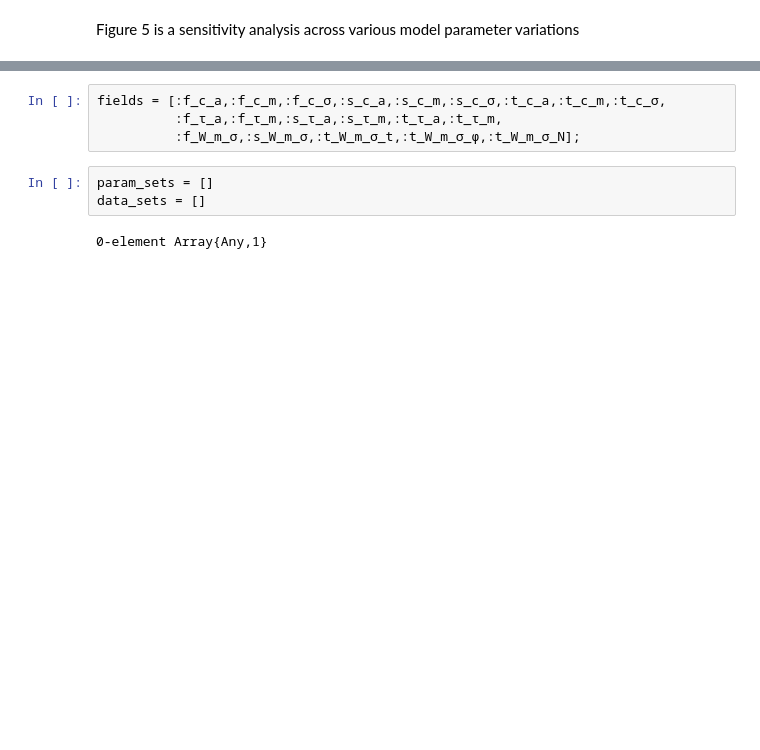
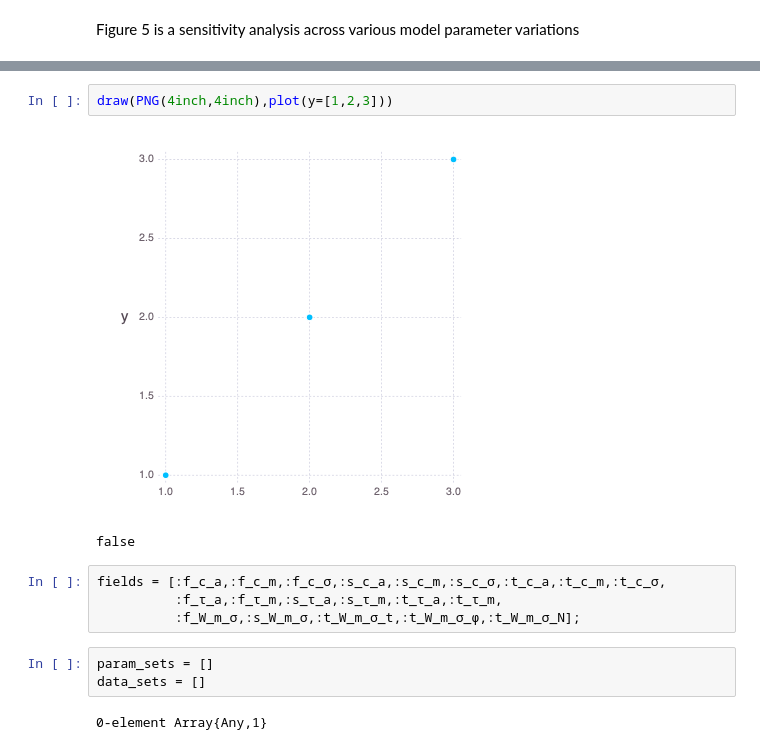
Before and after one commit to haberdashPI/bistable, a Jupyter notebook: notebooks/Figure 5.ipynb, the cells around one changed output, grey strips where cells are left out. Drawn from its saved outputs; the diff is of its cells as text; blank space fills up the shorter version.

Commit message:
Revised figure 5

```diff
--- a/notebooks/Figure 5.ipynb
+++ b/notebooks/Figure 5.ipynb
@@ -29,6 +29,11 @@ $rcalljl_options$height
 
 $rcalljl_options$width
 [1] 432
+# %%
+draw(PNG(4inch,4inch),plot(y=[1,2,3]))
+# %% [output]
+[figure, added]
+false
 # %%
 fields = [:f_c_a,:f_c_m,:f_c_σ,:s_c_a,:s_c_m,:s_c_σ,:t_c_a,:t_c_m,:t_c_σ,
           :f_τ_a,:f_τ_m,:s_τ_a,:s_τ_m,:t_τ_a,:t_τ_m,
```
Also changed, not shown: parts of 9 cells of this notebook, 3 other files.
